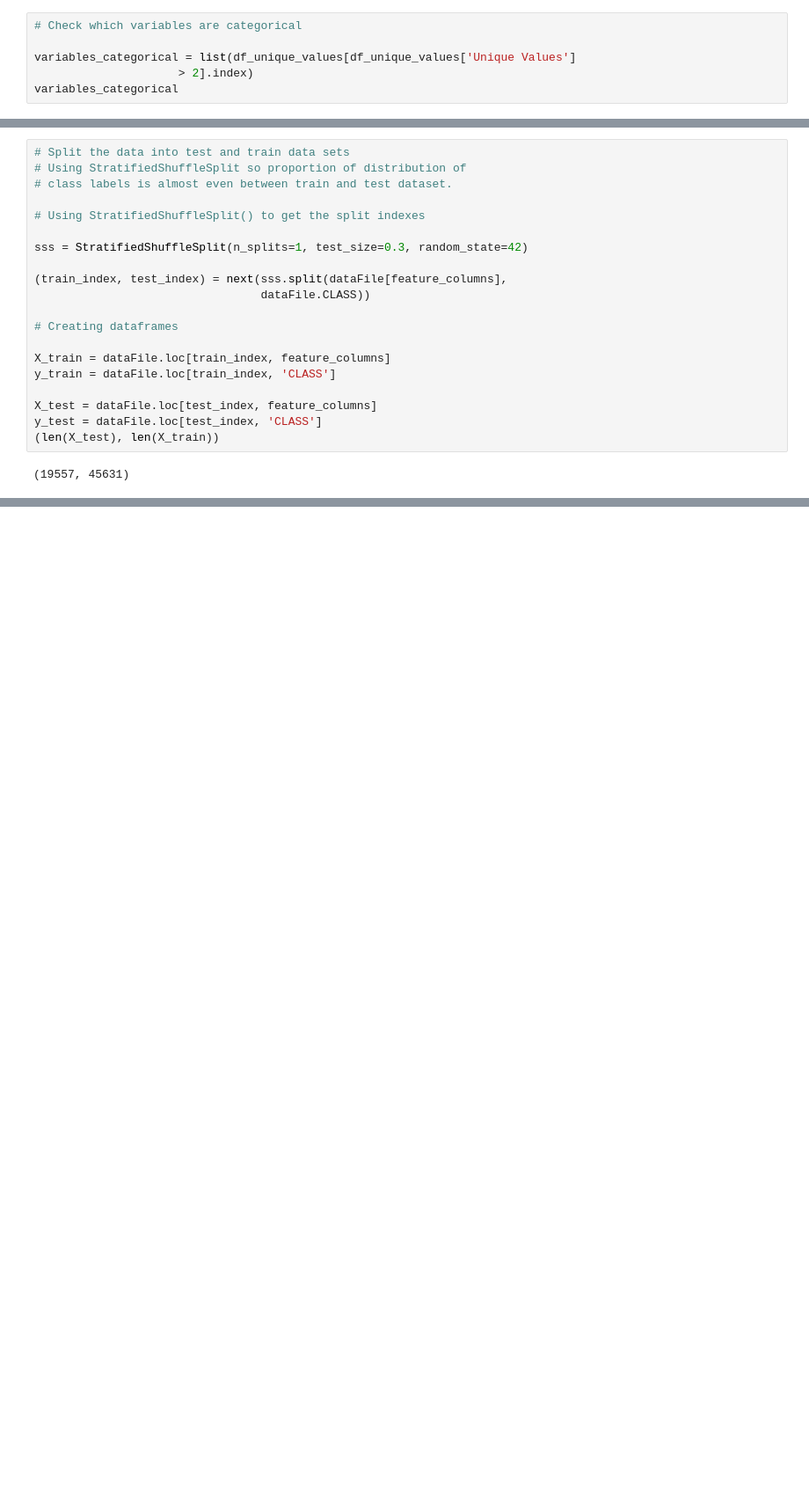
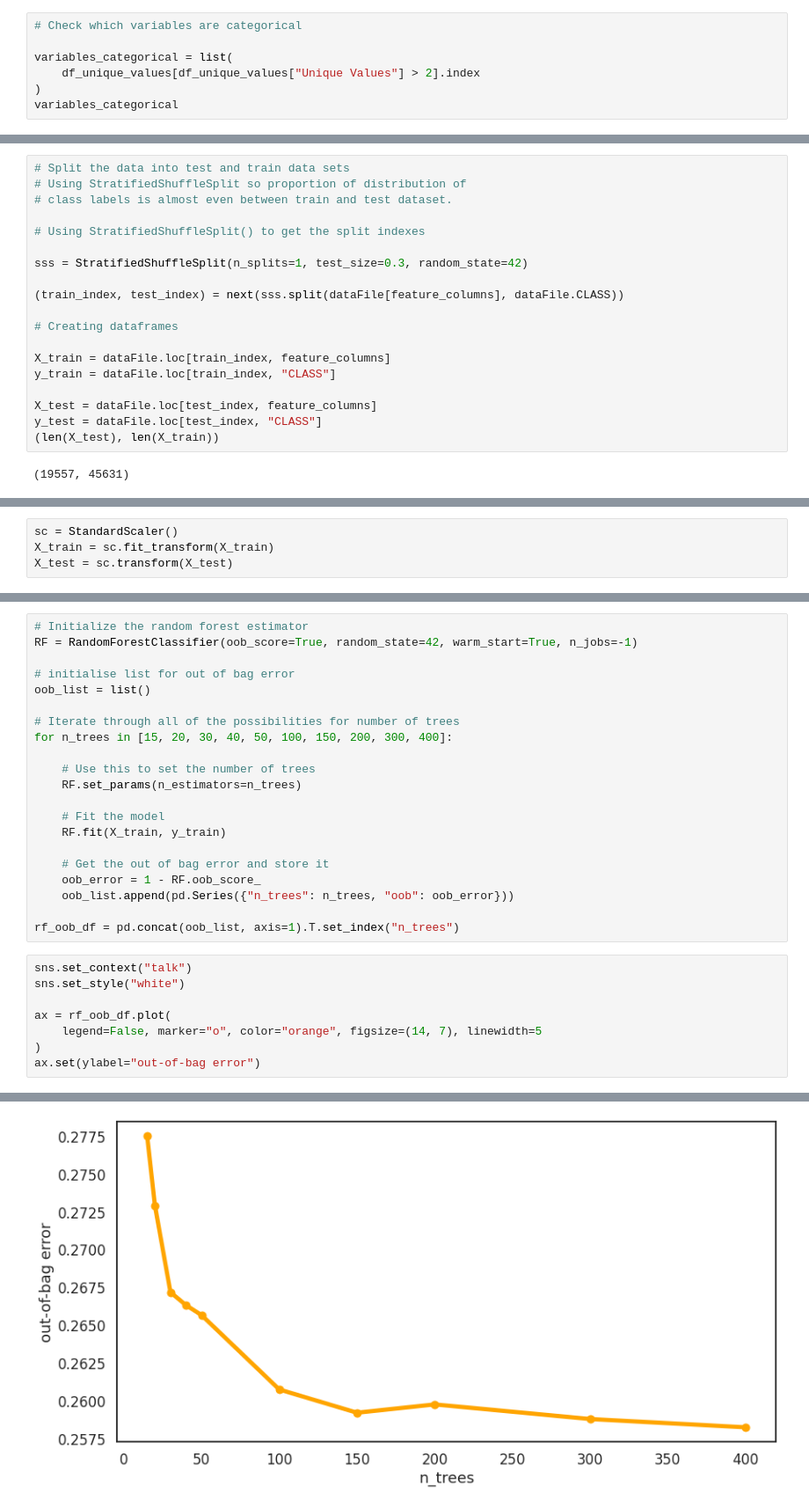
Before and after one commit to mimuruth-msft/Genetic_Sequence_Analysis_Using_Deep_Neural_Networks, a Jupyter notebook: Genetic_Sequence_Analysis_Using_Deep_Neural_Networks.ipynb, the cells around one changed output, grey strips where cells are left out. Shown at 88% size. Drawn from its saved outputs; the diff is of its cells as text; blank space fills up the shorter version.

```diff
--- a/Genetic_Sequence_Analysis_Using_Deep_Neural_Networks.ipynb
+++ b/Genetic_Sequence_Analysis_Using_Deep_Neural_Networks.ipynb
@@ -290,8 +330,9 @@ variables_bin
 # %%
 # Check which variables are categorical
 
-variables_categorical = list(df_unique_values[df_unique_values['Unique Values']
-                     > 2].index)
+variables_categorical = list(
+    df_unique_values[df_unique_values["Unique Values"] > 2].index
+)
 variables_categorical
 # %% [output]
 ['CHROM',
@@ -402,16 +448,15 @@ feature_columns.remove('CLASS')
 
 sss = StratifiedShuffleSplit(n_splits=1, test_size=0.3, random_state=42)
 
-(train_index, test_index) = next(sss.split(dataFile[feature_columns],
-                                 dataFile.CLASS))
+(train_index, test_index) = next(sss.split(dataFile[feature_columns], dataFile.CLASS))
 
 # Creating dataframes
 
 X_train = dataFile.loc[train_index, feature_columns]
-y_train = dataFile.loc[train_index, 'CLASS']
+y_train = dataFile.loc[train_index, "CLASS"]
 
 X_test = dataFile.loc[test_index, feature_columns]
-y_test = dataFile.loc[test_index, 'CLASS']
+y_test = dataFile.loc[test_index, "CLASS"]
 (len(X_test), len(X_train))
 # %% [output]
 (19557, 45631)
@@ -425,0 +473,4 @@ def train_evaluate(self):
+# %%
+sc = StandardScaler()
+X_train = sc.fit_transform(X_train)
+X_test = sc.transform(X_test)
@@ -425,0 +579,30 @@ def train_evaluate(self):
+# %%
+# Initialize the random forest estimator
+RF = RandomForestClassifier(oob_score=True, random_state=42, warm_start=True, n_jobs=-1)
+
+# initialise list for out of bag error
+oob_list = list()
+
+# Iterate through all of the possibilities for number of trees
+for n_trees in [15, 20, 30, 40, 50, 100, 150, 200, 300, 400]:
+
+    # Use this to set the number of trees
+    RF.set_params(n_estimators=n_trees)
+
+    # Fit the model
+    RF.fit(X_train, y_train)
+
+    # Get the out of bag error and store it
+    oob_error = 1 - RF.oob_score_
+    oob_list.append(pd.Series({"n_trees": n_trees, "oob": oob_error}))
+
+rf_oob_df = pd.concat(oob_list, axis=1).T.set_index("n_trees")
+# %%
+sns.set_context("talk")
+sns.set_style("white")
+
+ax = rf_oob_df.plot(
+    legend=False, marker="o", color="orange", figsize=(14, 7), linewidth=5
+)
+ax.set(ylabel="out-of-bag error")
+# %% [output]
@@ -425,0 +610 @@ def train_evaluate(self):
+[figure, added]
```
Also changed, not shown: parts of 40 cells of this notebook.
